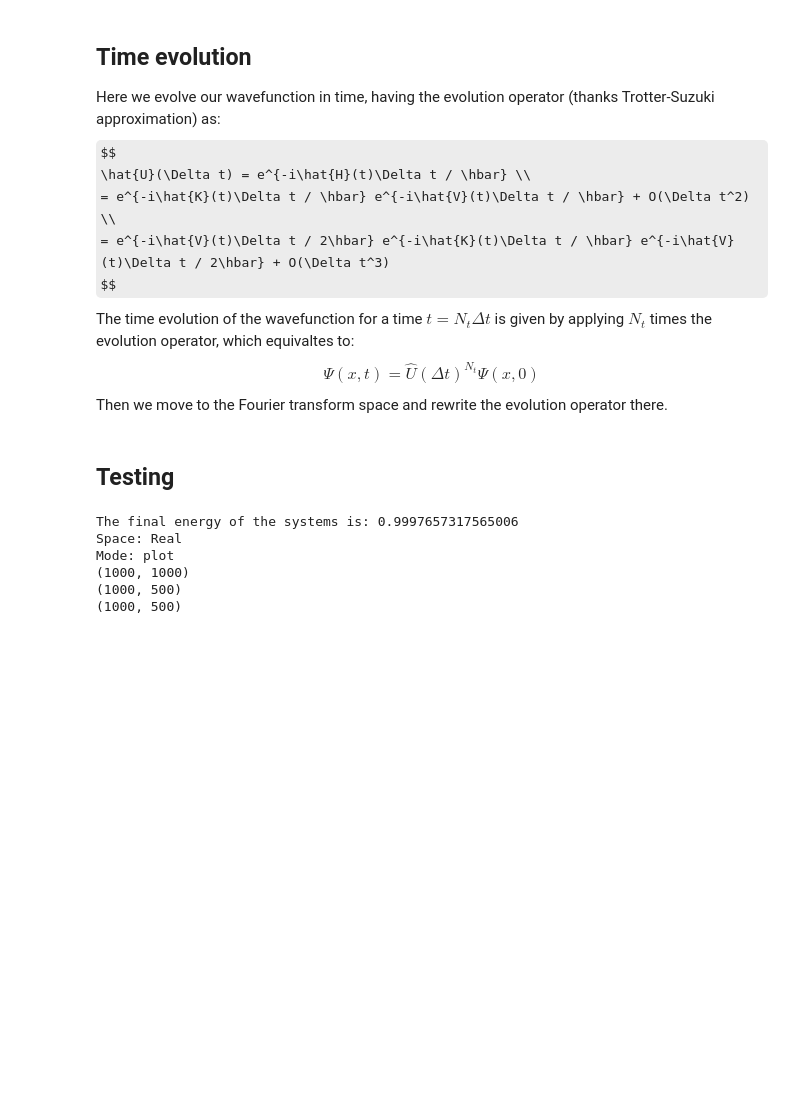
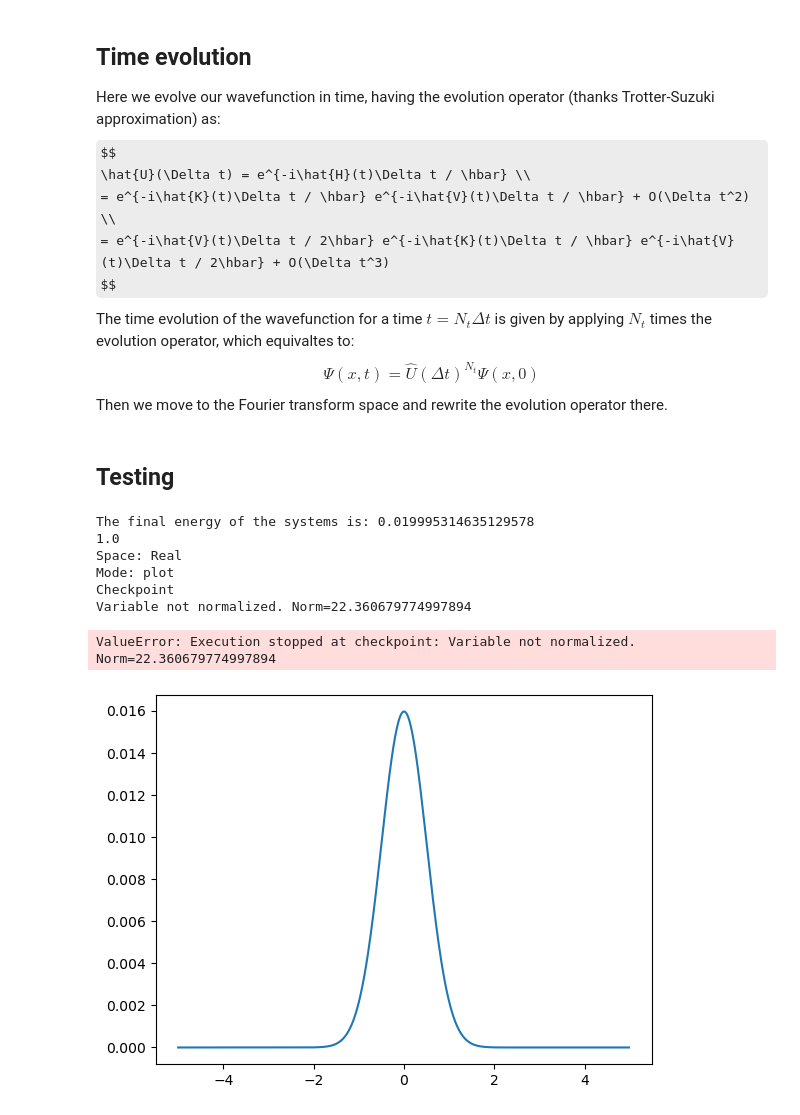
Before and after one commit to pietromalagoli/QIC, a Jupyter notebook: hw/hw5/hw5_MALAGOLI.ipynb, the cells around one changed output. Cells and saved outputs as stored; diff of their text form; code cells hidden in the pictures; some formulas as TeX source; blank space fills up the shorter version.

Commit message:
Hw5-problems with normalization

```diff
--- a/hw/hw5/hw5_MALAGOLI.ipynb
+++ b/hw/hw5/hw5_MALAGOLI.ipynb
@@ -63,13 +65,13 @@ def decomposition(x, n, omega):
 
     prefactor = (omega / np.pi)**(1/4) * (1 / np.sqrt(2**n * factorial(n)))
     psi = prefactor * np.exp(-omega * (x**2) / 2) * hermite(np.sqrt(omega) * x, n)
-
+    '''
     # NORMALIZATION !!!!
-    # dx = x[1] - x[0] # grid
-    # psi_normalized = psi / np.sqrt(np.sum(np.abs(psi)**2) * dx)
-
-
-    return psi
+    dx = x[1] - x[0] # grid
+    psi_normalized = psi / np.sqrt(np.sum(np.abs(psi)**2) * dx)
+    '''
+    psi_normalized = psi / norm(psi)
+    return psi_normalized
 # %% [markdown]
 # Objects inizialitation #
 
@@ -110,7 +112,7 @@ class Operators:
                  par: Param,
                  voffset: float = 0.,
                  wfcoffset: float = 0.,
-                 q0 = None,
+                 q0 = lambda q: 0,
                  n: int = 0) -> None:
 
         # Initialize the containers for the various operators
@@ -203,9 +205,14 @@ def time_evolution(par: Param, opr: Operators, mode='plot') -> np.array:
     for t in range(par.Nt):
         # Apply the evolution operator Nt time = U^{Nt}
 
+        # Check normalization of the wavefunction (only for the real time case)
+        if not par.im_time:
+            aux.check_normalization_wfc(opr.wfc)
+
         # Update the time-dependent potential
         q0 = opr.q0(t * par.dt)
         opr.V = 0.5 * (par.omega ** 2) * (par.x - q0) **2
+
 
         # Update the real operator
         coeff = 1 if par.im_time else 1j
@@ -214,17 +221,37 @@ def time_evolution(par: Param, opr: Operators, mode='plot') -> np.array:
         # Apply the 'first half' of the potential part (real space)
         opr.wfc *= opr.R
 
+        # Check normalization of the wavefunction (only for the real time case)
+        if not par.im_time:
+            aux.check_normalization_wfc(opr.wfc)
+
         # Move to momentum space
         opr.wfc = np.fft.fft(opr.wfc)
+
+        # Check normalization of the wavefunction (only for the real time case)
+        if not par.im_time:
+            aux.check_normalization_wfc(opr.wfc, momentum_space=True, dk=par.dk)
 
         # Kinetic part
         opr.wfc *= opr.K
 
+        # Check normalization of the wavefunction (only for the real time case)
+        if not par.im_time:
+            aux.check_normalization_wfc(opr.wfc, momentum_space=True, dk=par.dk)
+
         # Back to real space
         opr.wfc = np.fft.ifft(opr.wfc)
 
+        # Check normalization of the wavefunction (only for the real time case)
+        if not par.im_time:
+            aux.check_normalization_wfc(opr.wfc)
+
         # 'Second half' of the potential part
         opr.wfc *= opr.R
+
+        # Check normalization of the wavefunction (only for the real time case)
+        if not par.im_time:
+            aux.check_normalization_wfc(opr.wfc)
 
         # Density |Psi|^2
         density =  np.abs(opr.wfc)**2
@@ -275,38 +302,44 @@ Nt = 1000
 im_time = False
 omega = 2.0
 
 
 # Initialize the Param object
 par = Param(xmax, Nx, tsim, Nt, omega, im_time)
 
 # ===========================================================================================================
 
 # INITIAL CONDITIONS
 
 res = Nx
 voffset = 0.0
 wfcoffset = 0.0
 n = 0
-#q0_func = lambda t: t / tsim
+q0_func = lambda t: t / tsim
 
 # Initialize the Operators object
 opr = Operators(res, par, voffset, wfcoffset, q0_func, n)
 print(f"The final energy of the systems is: {opr.compute_energy(par)[-1]}")
+
+print(norm(opr.wfc))
+plt.plot(par.x,np.abs(opr.wfc)**2)
+aux.check_normalization_wfc(opr.wfc)
 
 # Run the simulation and get the results
 space_str = 'Imaginary' if par.im_time else 'Real'
 print('Space:', space_str)
 density, potential, avg_position = time_evolution(par, opr, mode='plot')
 print(density.shape)
 print(avg_position.shape)
 print(potential.shape)
 # %% [output]
-The final energy of the systems is: 0.9997657317565006
+The final energy of the systems is: 0.019995314635129578
+1.0
 Space: Real
 Mode: plot
-(1000, 1000)
-(1000, 500)
-(1000, 500)
+Checkpoint
+Variable not normalized. Norm=22.360679774997894
+ValueError: Execution stopped at checkpoint: Variable not normalized. Norm=22.360679774997894
+[figure, added]
 # %%
 # plot density
 plt.figure(figsize=(10, 5))
```
Also changed, not shown: parts of 3 cells of this notebook, 1 other file.
